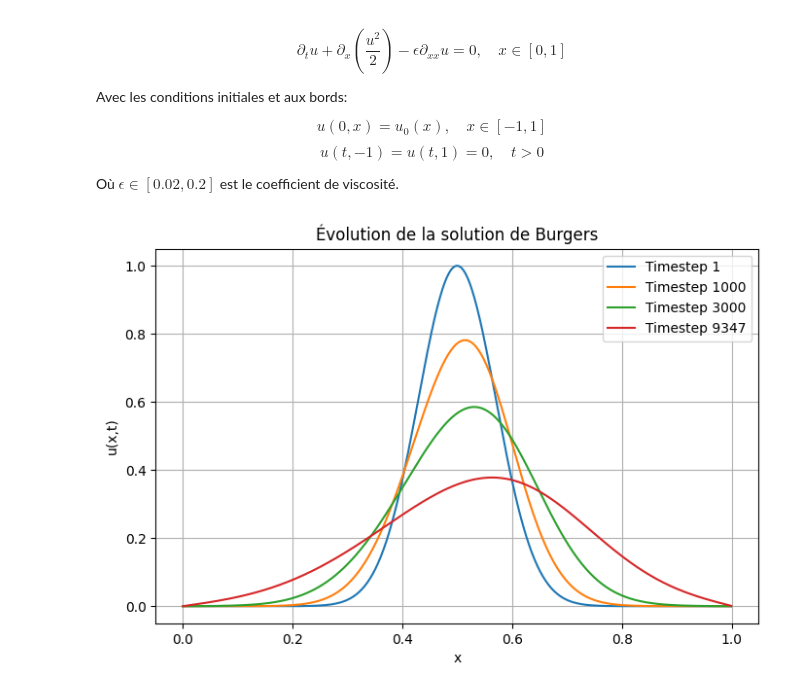
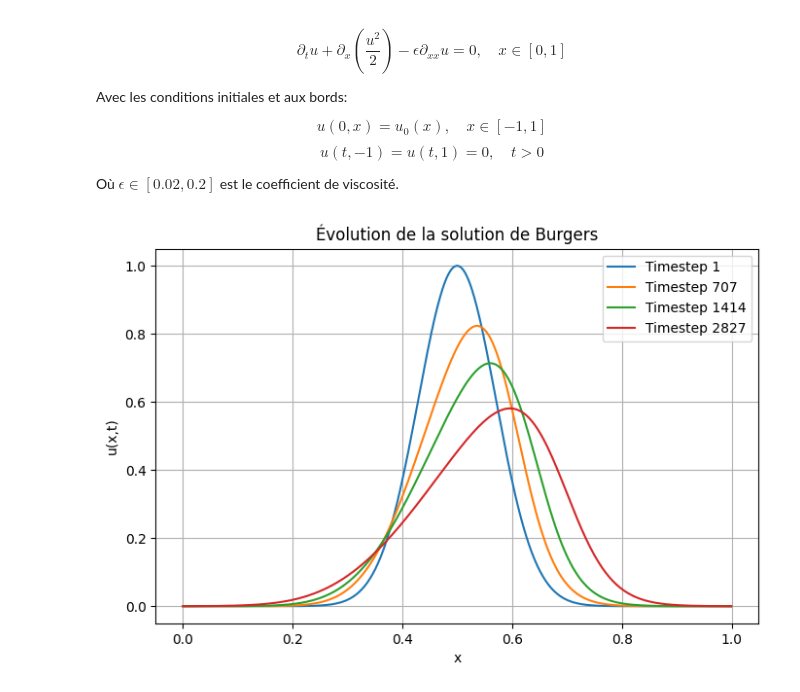
Before and after one commit to InfmathAxel/M2-csmi, a Jupyter notebook: SCIml/tp2_noté.ipynb, the cells around one changed output. Drawn from its saved outputs; the diff is of its cells as text; code cells hidden in the pictures.

```diff
--- a/SCIml/tp2_noté.ipynb
+++ b/SCIml/tp2_noté.ipynb
@@ -77,16 +77,16 @@ for i in range(1,nSteps):
 # %%
 # Affichage des résultats
 plt.figure(figsize=(8, 5))
-time_steps = [1, 1000, 3000, nSteps - 1]
+time_steps = [1, nSteps//4, nSteps//2, nSteps - 1]
 for t in time_steps:
     plt.plot(mesh.centers, resultMatrix[:, t], label=f'Timestep {t}')
 
 plt.xlabel('x')
 plt.ylabel('u(x,t)')
 plt.title('Évolution de la solution de Burgers')
 plt.legend()
 plt.grid()
 plt.show()
 # %% [output]
-[figure, old version]
+[figure, new version]
 # %%
```
Also changed, not shown: parts of 2 cells of this notebook, 1 other file.
